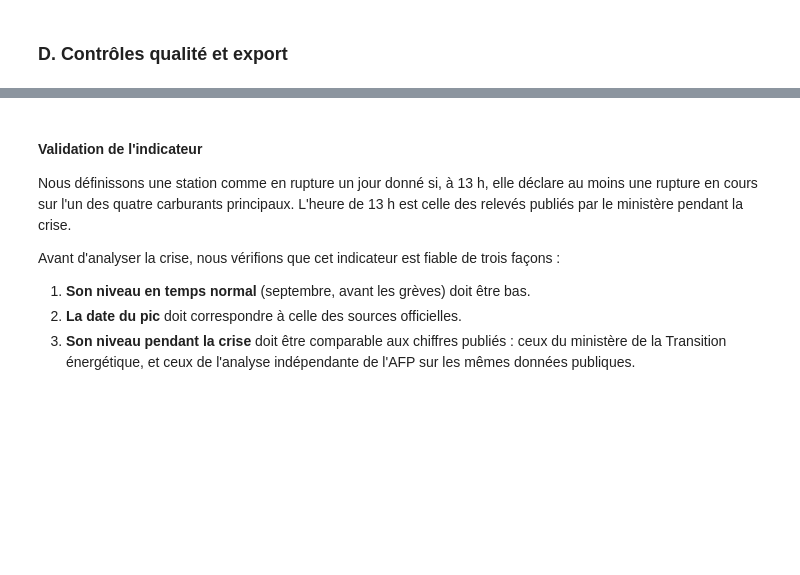
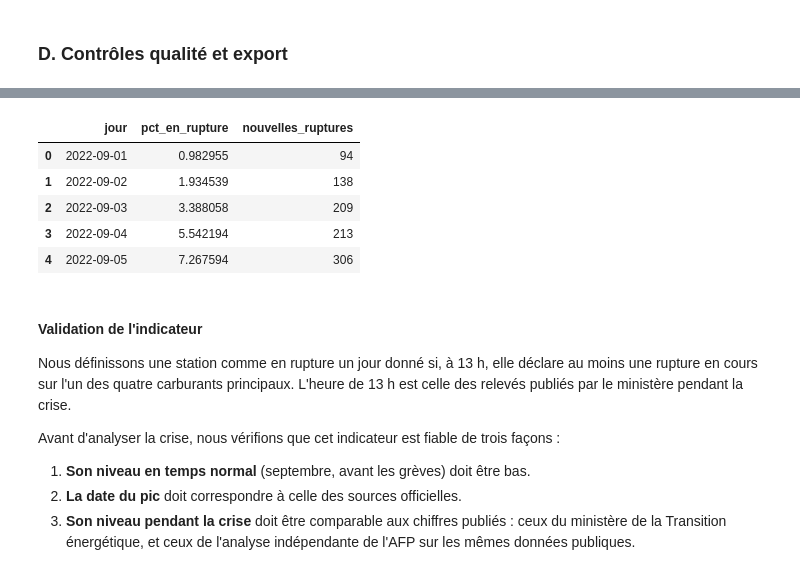
Before and after one commit to sliabes/Projet-python-, a Jupyter notebook: main.ipynb, the cells around one changed output, grey strips where cells are left out. Cells and saved outputs as stored; diff of their text form; code cells hidden in the pictures; blank space fills up the shorter version.

```diff
--- a/main.ipynb
+++ b/main.ipynb
@@ -149,3 +155,15 @@ _Chiffres officiels quotidiens du ministère de la Transition énergétique, pop
+# %%
+panel = indicateurs.panel_station_jour(df_ruptures_propres, df_stations)
+panel = indicateurs.ajouter_nouvelles_ruptures(panel)
+df_prev = indicateurs.prevalence(panel)
+df_prev.head()
+# %% [output]
+|  | jour | pct_en_rupture | nouvelles_ruptures |
+| 0 | 2022-09-01 | 0.982955 | 94 |
+| 1 | 2022-09-02 | 1.934539 | 138 |
+| 2 | 2022-09-03 | 3.388058 | 209 |
+| 3 | 2022-09-04 | 5.542194 | 213 |
+| 4 | 2022-09-05 | 7.267594 | 306 |
 # %% [markdown]
 #### Validation de l'indicateur
 
```
Also changed, not shown: parts of 8 cells of this notebook, 2 other files.
